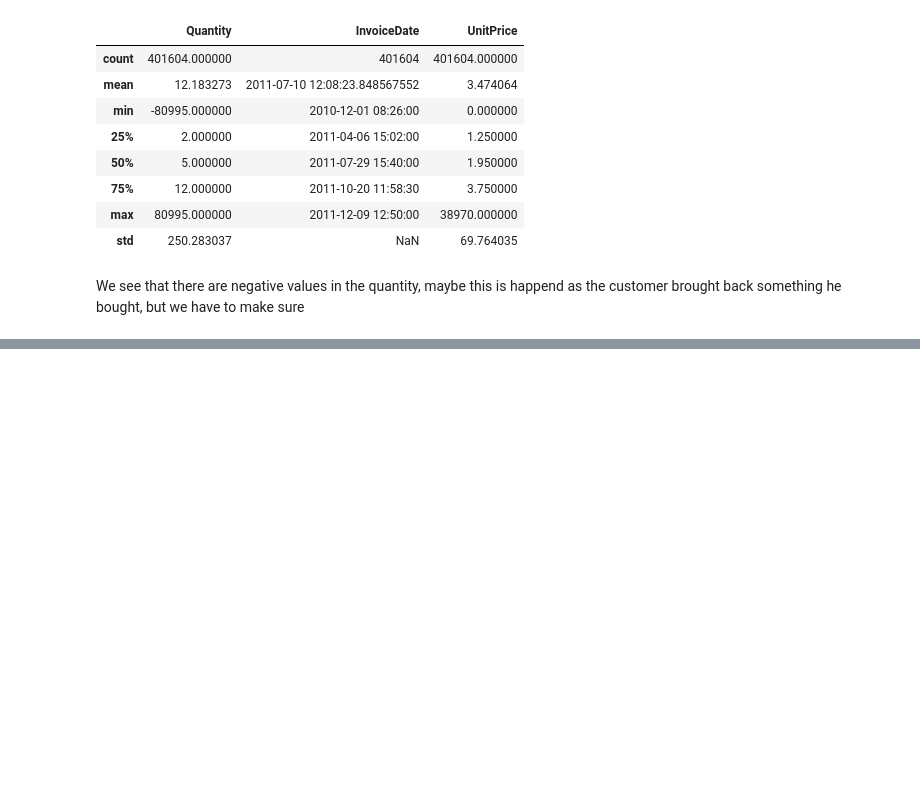
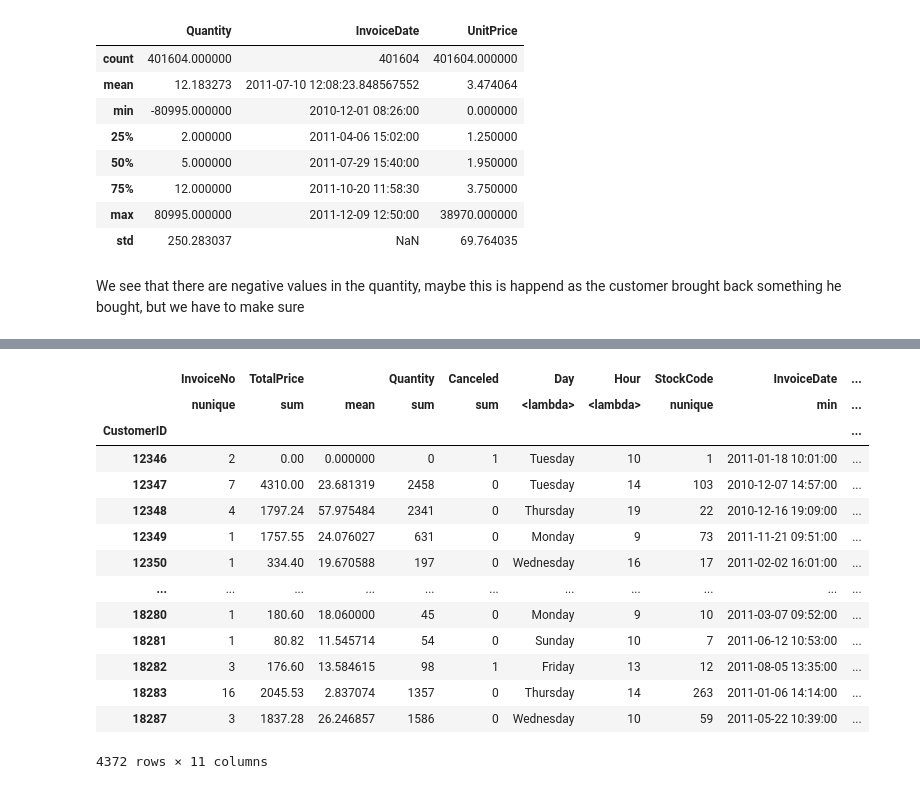
Before and after one commit to Abdelrahman2030/online_retail_customer_segmentation, a Jupyter notebook: exploring.ipynb, the cells around one changed output, grey strips where cells are left out. Drawn from its saved outputs; the diff is of its cells as text; code cells hidden in the pictures; blank space fills up the shorter version.

```diff
--- a/exploring.ipynb
+++ b/exploring.ipynb
@@ -269,0 +315,11 @@ TypeError: Series.sort_values() got an unexpected keyword argument 'by'
+# %%
+# Remove the Description column
+df = df.drop("Description", axis=1)
+# %%
+# Add TotalPrice column
+TotalPrice = []
+for index in range(len(df)):
+    TotalPrice.append(df["Quantity"].iloc[index] * df["UnitPrice"].iloc[index])
+
+df["TotalPrice"] = TotalPrice
+df
@@ -269,0 +340,4 @@ TypeError: Series.sort_values() got an unexpected keyword argument 'by'
+# %%
+# Add column to identify if the invoice is canceled or not
+df["Canceled"] = df["InvoiceNo"].apply(lambda x: 1 if "C" in x else 0)
+df
@@ -269,0 +358,7 @@ TypeError: Series.sort_values() got an unexpected keyword argument 'by'
+# %%
+# Add day, and hour columns
+df["Day"] = df["InvoiceDate"].dt.day_name()
+df["Hour"] = df["InvoiceDate"].dt.hour.astype(
+    "object"
+)  # Add the hour and make it object
+df
@@ -269,0 +379,32 @@ TypeError: Series.sort_values() got an unexpected keyword argument 'by'
+# %%
+# Group columns by the CustomerID
+grouped_df = df.groupby("CustomerID").agg(
+    {
+        "InvoiceNo": "nunique",  # Number of unique invoices
+        "TotalPrice": ["sum", "mean"],  # Total and average Spent
+        "Quantity": "sum",  # Total Quantity
+        "Canceled": "sum",  # Number of canceled invoices
+        "Day": lambda x: x.mode().iloc[0],  # Most frequent day
+        "Hour": lambda x: x.mode().iloc[0],  # Most frequent hour
+        "StockCode": "nunique",  # Number of unique products
+        "InvoiceDate": ["min", "max"],  # First and last purchase
+        "Country": lambda x: x.mode().iloc[0],  # Most frequent country
+    }
+)
+grouped_df
+# %% [output]
+|  | InvoiceNo | TotalPrice |  | Quantity | Canceled | Day | Hour | StockCode | InvoiceDate | ... |
+|  | nunique | sum | mean | sum | sum | <lambda> | <lambda> | nunique | min | ... |
+| CustomerID |  |  |  |  |  |  |  |  |  | ... |
+| 12346 | 2 | 0.00 | 0.000000 | 0 | 1 | Tuesday | 10 | 1 | 2011-01-18 10:01:00 | ... |
+| 12347 | 7 | 4310.00 | 23.681319 | 2458 | 0 | Tuesday | 14 | 103 | 2010-12-07 14:57:00 | ... |
+| 12348 | 4 | 1797.24 | 57.975484 | 2341 | 0 | Thursday | 19 | 22 | 2010-12-16 19:09:00 | ... |
+| 12349 | 1 | 1757.55 | 24.076027 | 631 | 0 | Monday | 9 | 73 | 2011-11-21 09:51:00 | ... |
+| 12350 | 1 | 334.40 | 19.670588 | 197 | 0 | Wednesday | 16 | 17 | 2011-02-02 16:01:00 | ... |
+| ... | ... | ... | ... | ... | ... | ... | ... | ... | ... | ... |
+| 18280 | 1 | 180.60 | 18.060000 | 45 | 0 | Monday | 9 | 10 | 2011-03-07 09:52:00 | ... |
+| 18281 | 1 | 80.82 | 11.545714 | 54 | 0 | Sunday | 10 | 7 | 2011-06-12 10:53:00 | ... |
+| 18282 | 3 | 176.60 | 13.584615 | 98 | 1 | Friday | 13 | 12 | 2011-08-05 13:35:00 | ... |
+| 18283 | 16 | 2045.53 | 2.837074 | 1357 | 0 | Thursday | 14 | 263 | 2011-01-06 14:14:00 | ... |
+| 18287 | 3 | 1837.28 | 26.246857 | 1586 | 0 | Wednesday | 10 | 59 | 2011-05-22 10:39:00 | ... |
+4372 rows × 11 columns
```
Also changed, not shown: parts of 24 cells of this notebook, 1 other file.
